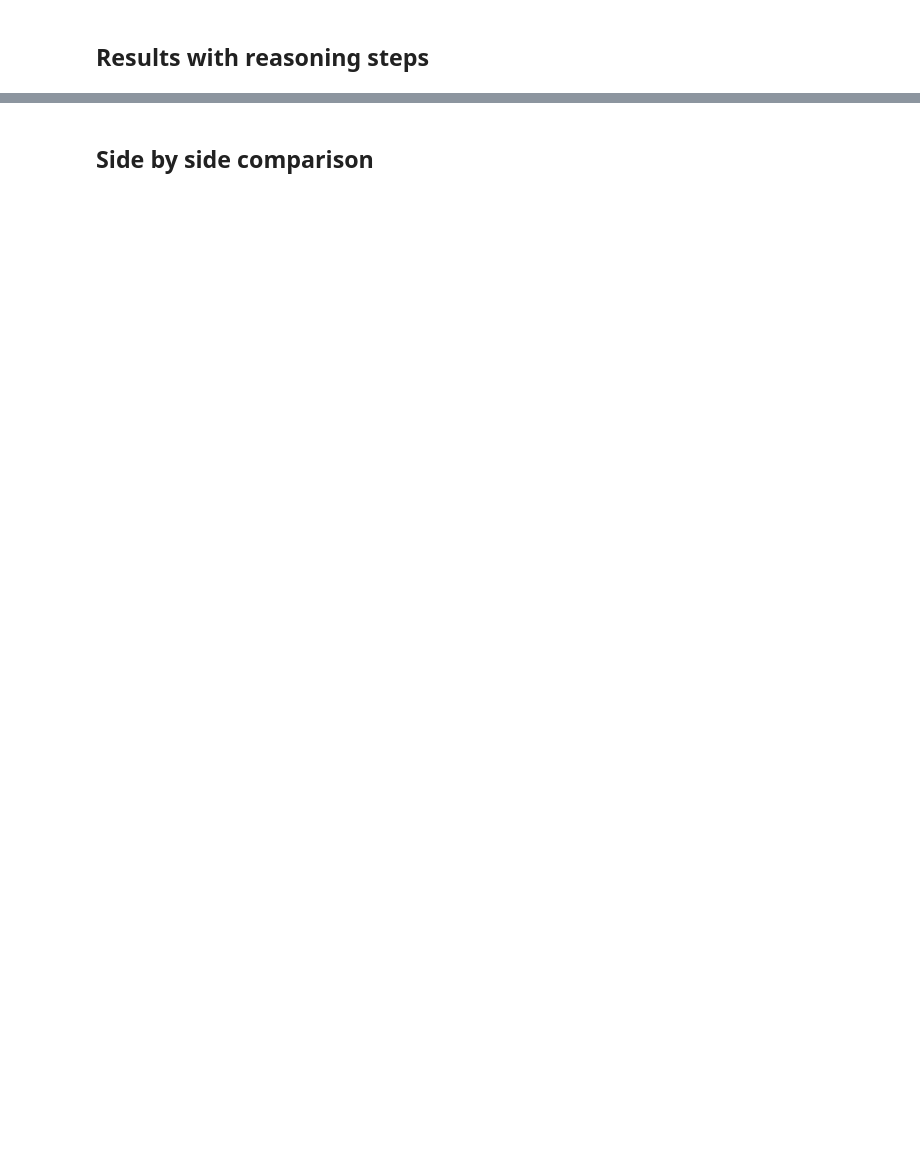
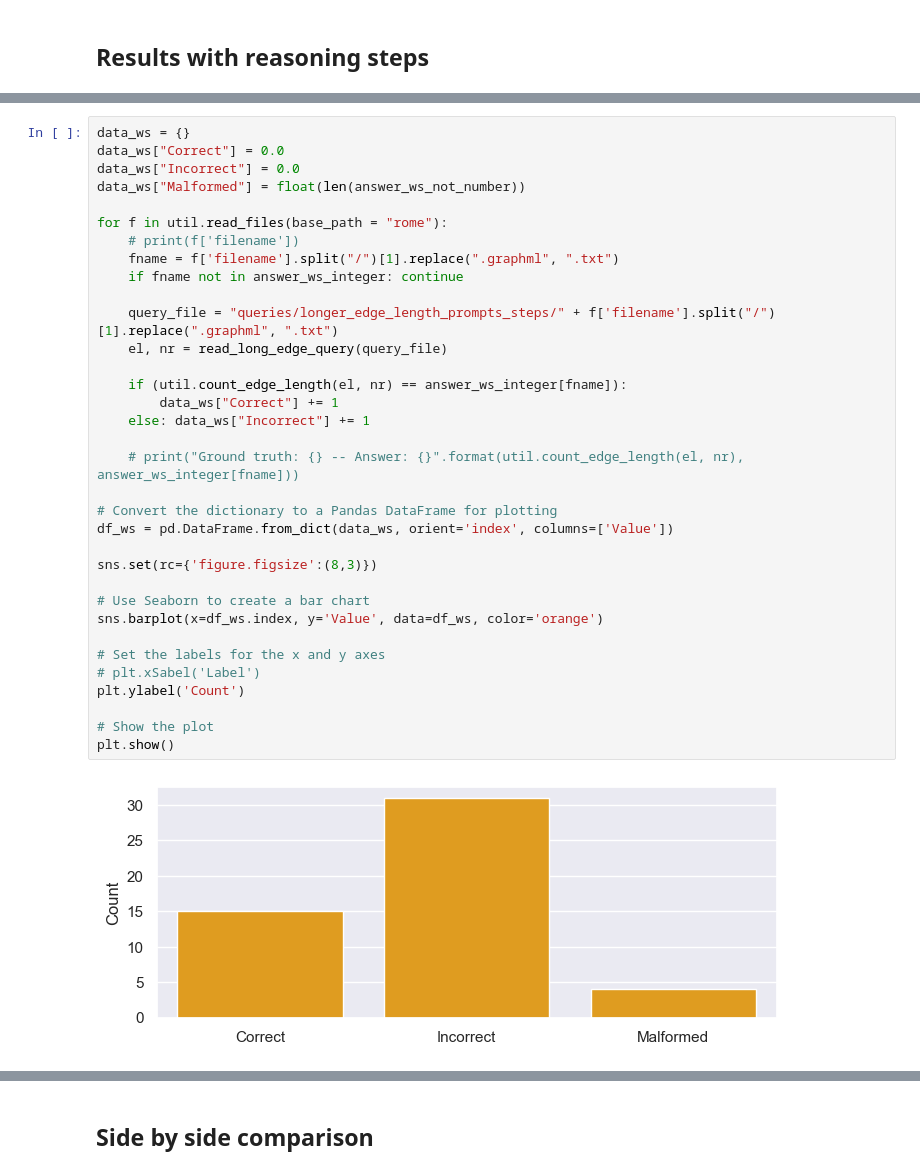
Before and after one commit to ClonedOne/gpt_graphs, a Jupyter notebook: noteboks/analysis_longer_edge_length_prompts.ipynb, the cells around one changed output, grey strips where cells are left out. Saved outputs shown, nothing was run; the diff lists cells and outputs as text; blank space fills up the shorter version.

Commit message:
analysis edge length icl

```diff
--- a/noteboks/analysis_longer_edge_length_prompts.ipynb
+++ b/noteboks/analysis_longer_edge_length_prompts.ipynb
@@ -295,0 +241,36 @@ Ground truth: 30 -- Answer: 20
+# %%
+data_ws = {}
+data_ws["Correct"] = 0.0
+data_ws["Incorrect"] = 0.0
+data_ws["Malformed"] = float(len(answer_ws_not_number))
+
+for f in util.read_files(base_path = "rome"):
+    # print(f['filename'])
+    fname = f['filename'].split("/")[1].replace(".graphml", ".txt")
+    if fname not in answer_ws_integer: continue
+
+    query_file = "queries/longer_edge_length_prompts_steps/" + f['filename'].split("/")[1].replace(".graphml", ".txt")
+    el, nr = read_long_edge_query(query_file)
+
+    if (util.count_edge_length(el, nr) == answer_ws_integer[fname]):
+        data_ws["Correct"] += 1
+    else: data_ws["Incorrect"] += 1
+
+    # print("Ground truth: {} -- Answer: {}".format(util.count_edge_length(el, nr), answer_ws_integer[fname]))
+
+# Convert the dictionary to a Pandas DataFrame for plotting
+df_ws = pd.DataFrame.from_dict(data_ws, orient='index', columns=['Value'])
+
+sns.set(rc={'figure.figsize':(8,3)})
+
+# Use Seaborn to create a bar chart
+sns.barplot(x=df_ws.index, y='Value', data=df_ws, color='orange')
+
+# Set the labels for the x and y axes
+# plt.xSabel('Label')
+plt.ylabel('Count')
+
+# Show the plot
+plt.show()
+# %% [output]
+[figure, added]
```
Also changed, not shown: parts of 11 cells of this notebook, 15 other files.
